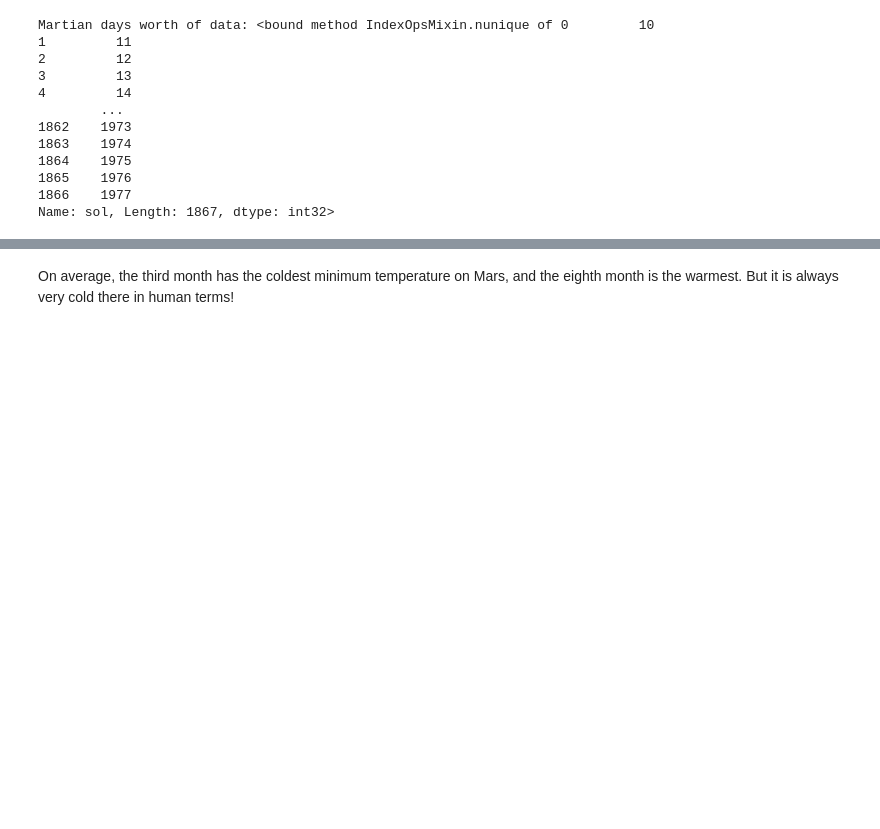
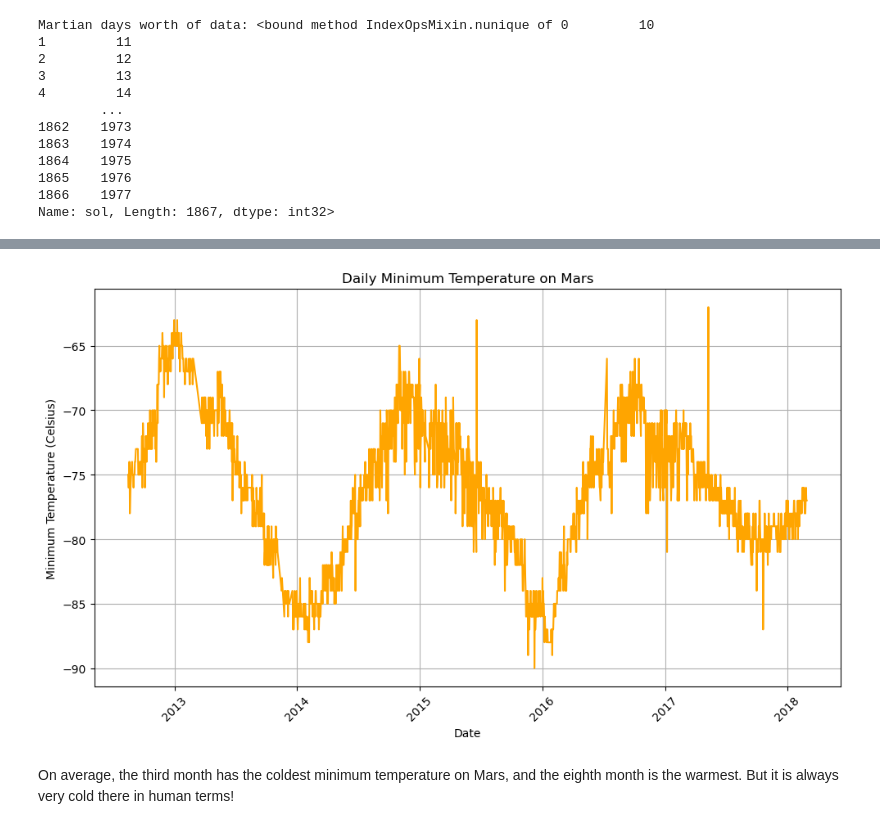
Before and after one commit to Lena-Hill/web_scraping_challenge, a Jupyter notebook: Starter_Code/part_2_mars_weather.ipynb, the cells around one changed output, grey strips where cells are left out. Saved outputs shown, nothing was run; the diff lists cells and outputs as text; code cells hidden in the pictures; blank space fills up the shorter version.

```diff
--- a/Starter_Code/part_2_mars_weather.ipynb
+++ b/Starter_Code/part_2_mars_weather.ipynb
@@ -198,3 +235,18 @@ Name: pressure, dtype: float64
+# %%
+# 5. How many terrestrial (earth) days are there in a Martian year?
+
+# Plotting the daily minimum temperature
+plt.figure(figsize=(10, 6))
+plt.plot(mars_weather_df['terrestrial_date'], mars_weather_df['min_temp'], color='orange')
+plt.title('Daily Minimum Temperature on Mars')
+plt.xlabel('Date')
+plt.ylabel('Minimum Temperature (Celsius)')
+plt.xticks(rotation=45)
+plt.grid()
+plt.tight_layout()
+plt.show()
+# %% [output]
+[figure, added]
 # %% [markdown]
 On average, the third month has the coldest minimum temperature on Mars, and the eighth month is the warmest. But it is always very cold there in human terms!
 # %% [markdown]
```
Also changed, not shown: parts of 11 cells of this notebook.
